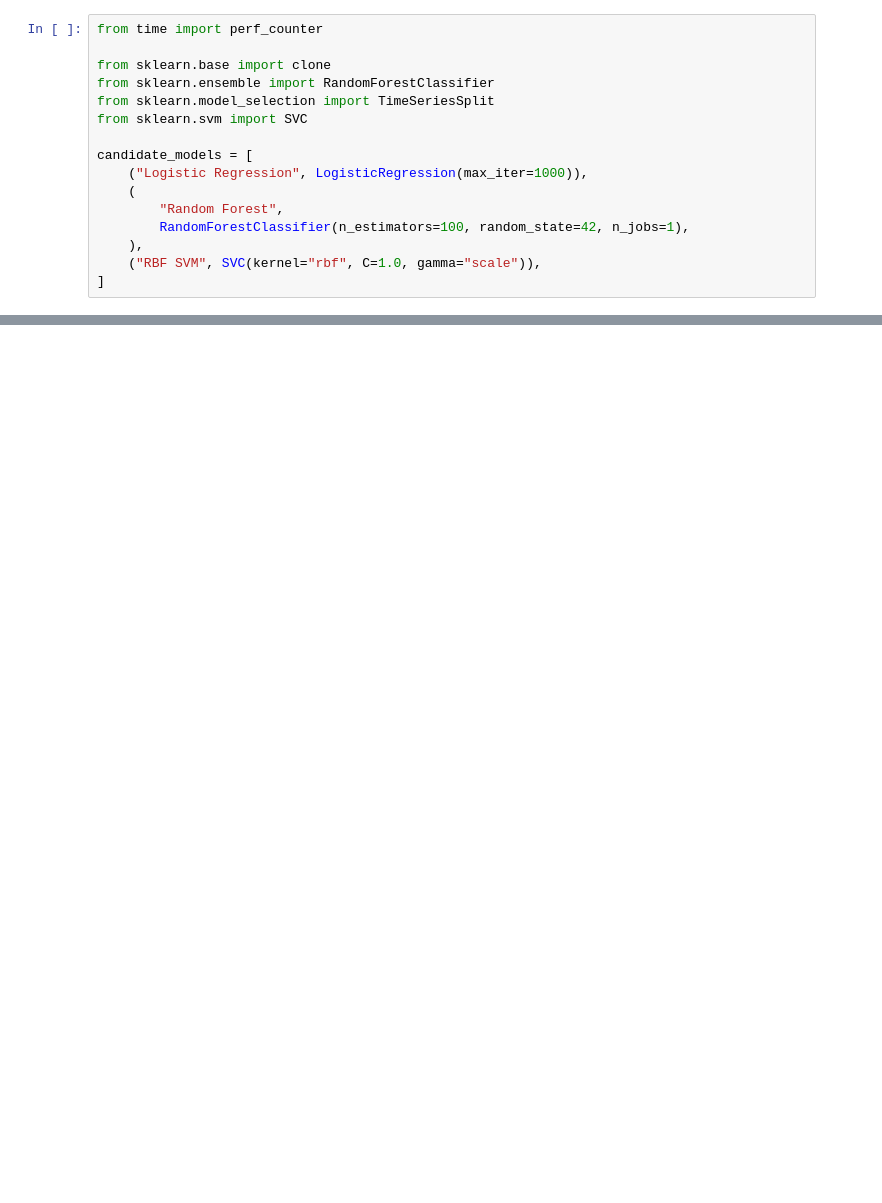
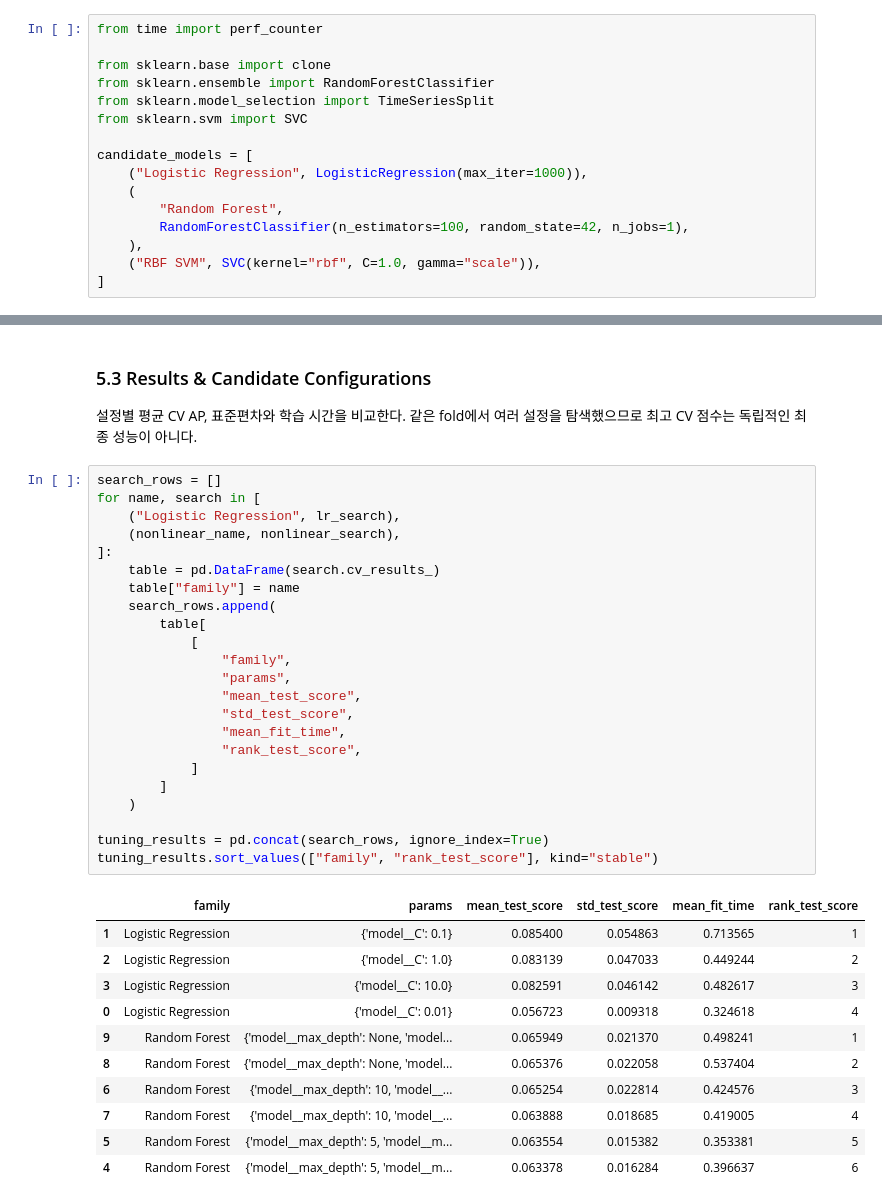
Before and after one commit to moonkyky/bank-marketing-ml, a Jupyter notebook: notebooks/04-model-experiments.ipynb, the cells around one changed output, grey strips where cells are left out. Drawn from its saved outputs; the diff is of its cells as text; blank space fills up the shorter version.

Commit message:
Complete model experiments and frozen final evaluation

```diff
--- a/notebooks/04-model-experiments.ipynb
+++ b/notebooks/04-model-experiments.ipynb
@@ -510,0 +532,40 @@ fold_ap_comparison.round(6)
+# %% [markdown]
+### 5.3 Results & Candidate Configurations
+
+설정별 평균 CV AP, 표준편차와 학습 시간을 비교한다.
+같은 fold에서 여러 설정을 탐색했으므로 최고 CV 점수는 독립적인 최종 성능이 아니다.
+# %%
+search_rows = []
+for name, search in [
+    ("Logistic Regression", lr_search),
+    (nonlinear_name, nonlinear_search),
+]:
+    table = pd.DataFrame(search.cv_results_)
+    table["family"] = name
+    search_rows.append(
+        table[
+            [
+                "family",
+                "params",
+                "mean_test_score",
+                "std_test_score",
+                "mean_fit_time",
+                "rank_test_score",
+            ]
+        ]
+    )
+
+tuning_results = pd.concat(search_rows, ignore_index=True)
+tuning_results.sort_values(["family", "rank_test_score"], kind="stable")
+# %% [output]
+|  | family | params | mean_test_score | std_test_score | mean_fit_time | rank_test_score |
+| 1 | Logistic Regression | {'model__C': 0.1} | 0.085400 | 0.054863 | 0.713565 | 1 |
+| 2 | Logistic Regression | {'model__C': 1.0} | 0.083139 | 0.047033 | 0.449244 | 2 |
+| 3 | Logistic Regression | {'model__C': 10.0} | 0.082591 | 0.046142 | 0.482617 | 3 |
+| 0 | Logistic Regression | {'model__C': 0.01} | 0.056723 | 0.009318 | 0.324618 | 4 |
+| 9 | Random Forest | {'model__max_depth': None, 'model... | 0.065949 | 0.021370 | 0.498241 | 1 |
+| 8 | Random Forest | {'model__max_depth': None, 'model... | 0.065376 | 0.022058 | 0.537404 | 2 |
+| 6 | Random Forest | {'model__max_depth': 10, 'model__... | 0.065254 | 0.022814 | 0.424576 | 3 |
+| 7 | Random Forest | {'model__max_depth': 10, 'model__... | 0.063888 | 0.018685 | 0.419005 | 4 |
+| 5 | Random Forest | {'model__max_depth': 5, 'model__m... | 0.063554 | 0.015382 | 0.353381 | 5 |
+| 4 | Random Forest | {'model__max_depth': 5, 'model__m... | 0.063378 | 0.016284 | 0.396637 | 6 |
```
Also changed, not shown: parts of 69 cells of this notebook, 3 other files.
